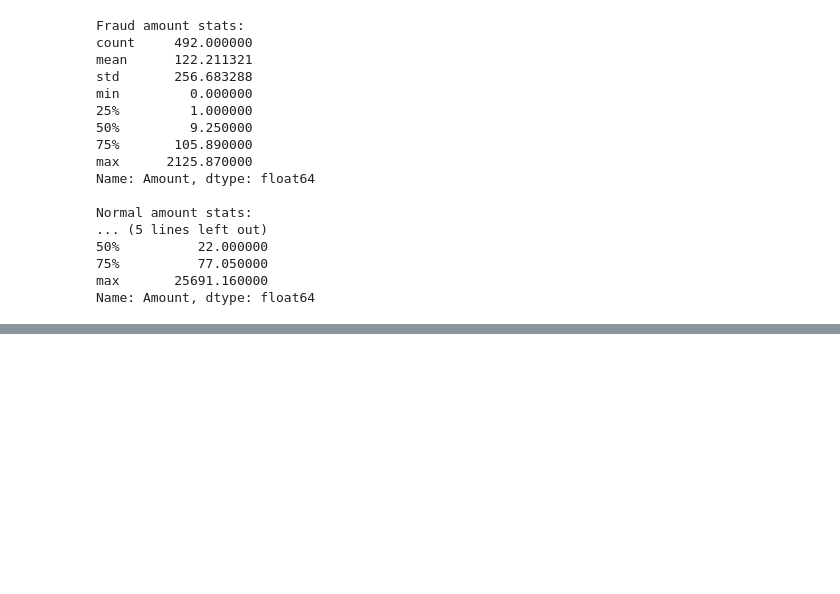
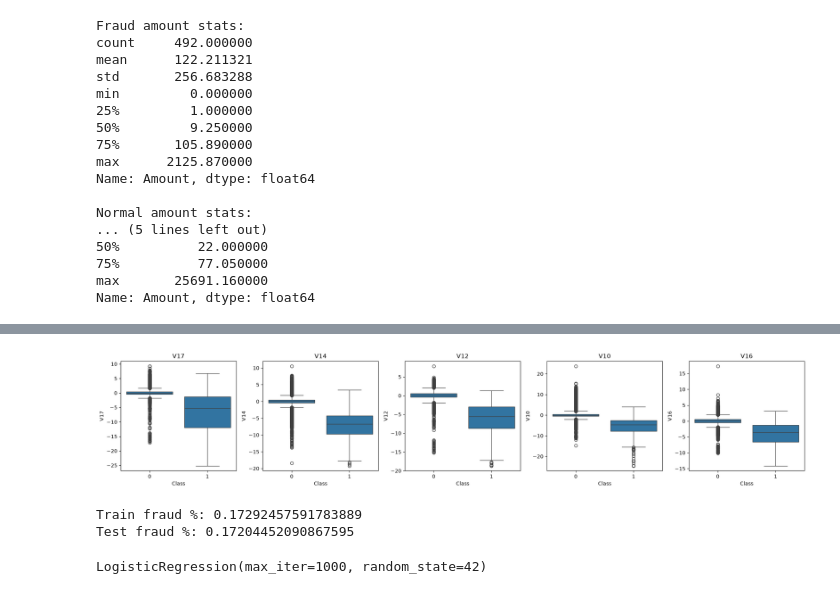
Before and after one commit to priyaraut222/credit-card-fraud-detection, a Jupyter notebook: fraud_detection.ipynb, the cells around one changed output, grey strips where cells are left out. Cells and saved outputs as stored; diff of their text form; code cells hidden in the pictures; blank space fills up the shorter version.

Commit message:
model training and evaluation

```diff
--- a/fraud_detection.ipynb
+++ b/fraud_detection.ipynb
@@ -164,0 +195,13 @@ Name: Class, dtype: float64
+# %%
+top_features = ["V17", "V14", "V12", "V10", "V16"]
+
+fig, axes = plt.subplots(1, 5, figsize=(20, 4))
+
+for ax, feature in zip(axes, top_features):
+    sns.boxplot(data=df, x="Class", y=feature, ax=ax)
+    ax.set_title(feature)
+
+plt.tight_layout()
+plt.show()
+# %% [output]
+[figure, added]
@@ -164,0 +216,25 @@ Name: Class, dtype: float64
+# %%
+from sklearn.model_selection import train_test_split
+
+X = df.drop('Class', axis=1)
+y = df['Class']
+
+X_train, X_test, y_train, y_test = train_test_split(
+    X, y,
+    test_size=0.2,
+    random_state=42,
+    stratify=y      # <-- this is the important part
+)
+
+print("Train fraud %:", y_train.mean() * 100)
+print("Test fraud %:", y_test.mean() * 100)
+# %% [output]
+Train fraud %: 0.17292457591783889
+Test fraud %: 0.17204452090867595
+# %%
+from sklearn.linear_model import LogisticRegression
+
+model = LogisticRegression(max_iter=1000, random_state=42)
+model.fit(X_train, y_train)
+# %% [output]
+LogisticRegression(max_iter=1000, random_state=42)
```
Also changed, not shown: parts of 37 cells of this notebook, 4 other files.
